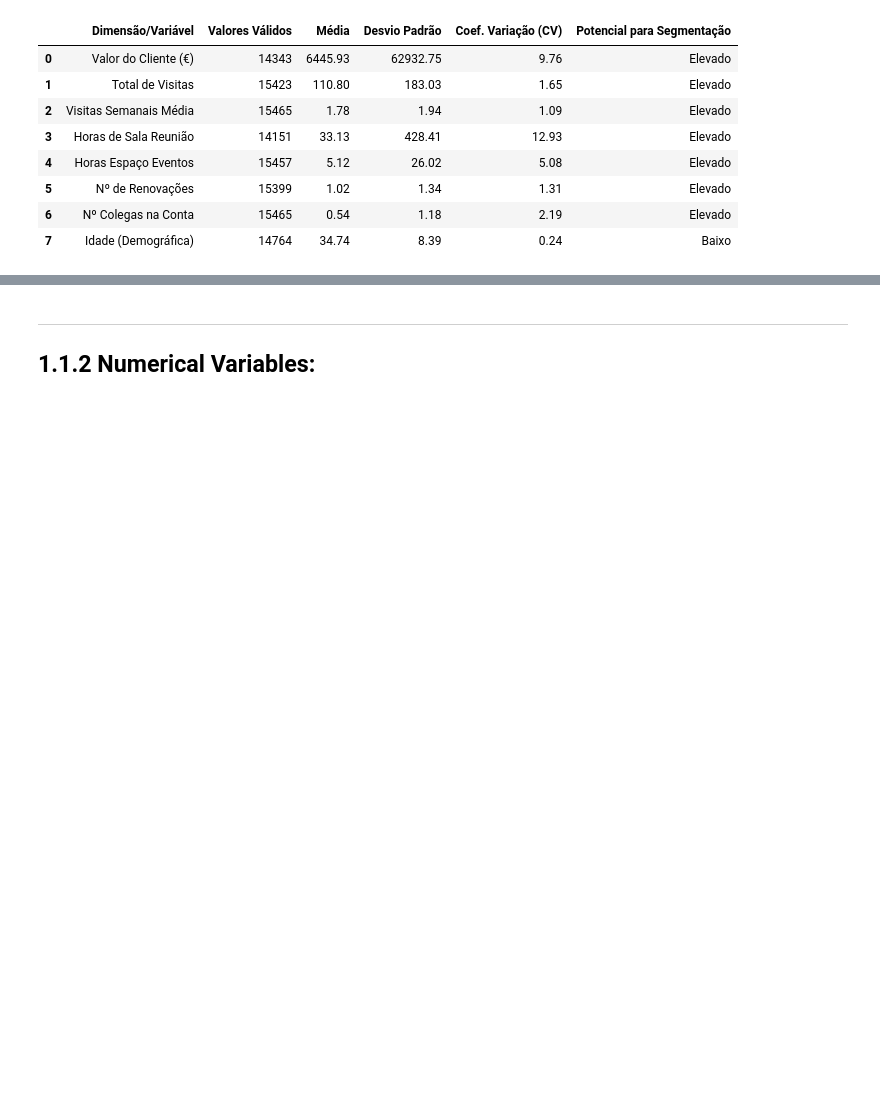
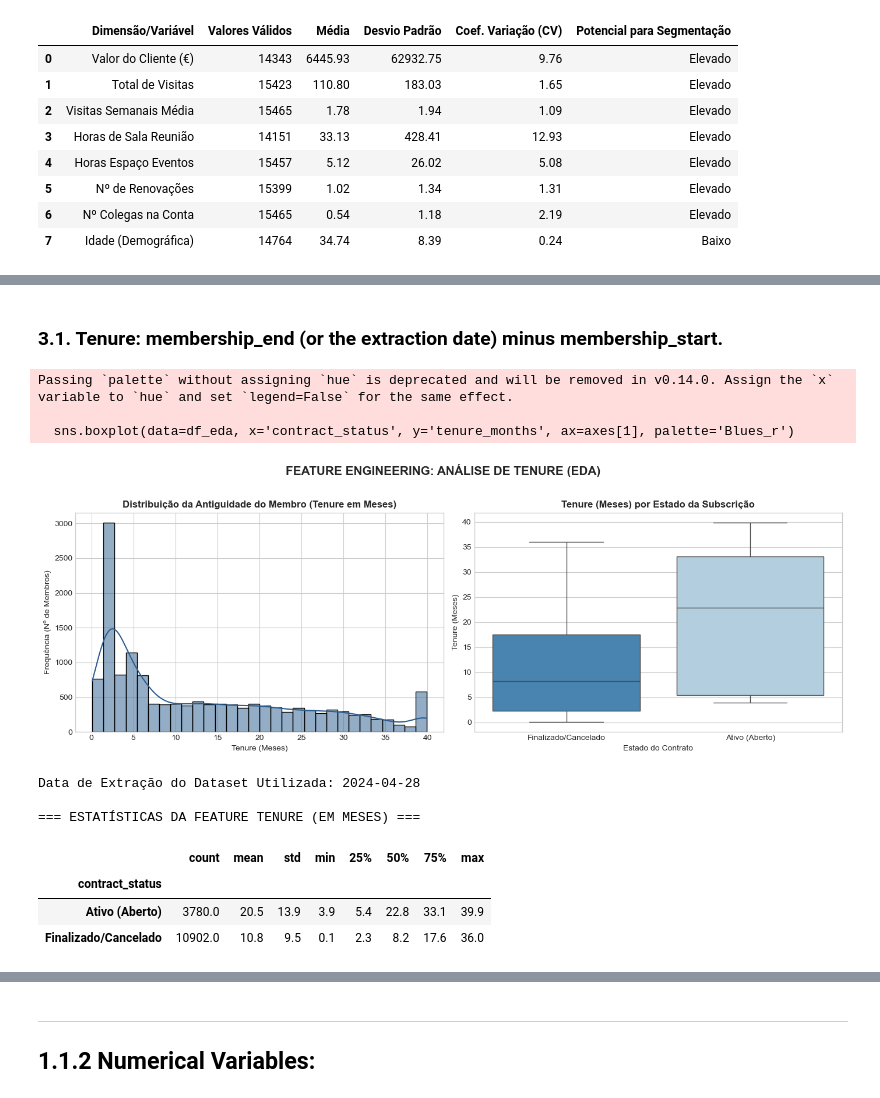
Before and after one commit to Diogosousa03/DM_Grupo18, a Jupyter notebook: notebooks/Group18_EDA_Code.ipynb, the cells around one changed output, grey strips where cells are left out. Saved outputs shown, nothing was run; the diff lists cells and outputs as text; code cells hidden in the pictures; blank space fills up the shorter version.

Commit message:
Univariate and bivariate exploration + Engineer and justify features +Preliminary signals and hypotheses

```diff
--- a/notebooks/Group18_EDA_Code.ipynb
+++ b/notebooks/Group18_EDA_Code.ipynb
@@ -863,0 +867,79 @@ display(df_seg_summary)
+# %% [markdown]
+### 3.1. Tenure: membership_end (or the extraction date) minus membership_start.
+# %%
+# Configuração visual
+plt.style.use('seaborn-v0_8-whitegrid')
+
+# -------------------------------------------------------------------------
+# 1. CÓPIA TEMPORÁRIA DE TRABALHO (EDA / FEATURE ENGINEERING)
+# -------------------------------------------------------------------------
+df_eda = df.copy()
+
+# A. Converter datas
+df_eda['m_start'] = pd.to_datetime(df_eda['membership_start'], errors='coerce')
+
+# B. Determinar a Data de Extração do Dataset (Último badge swipe do sistema)
+extraction_date = pd.to_datetime(df_eda['last_badge_swipe'], errors='coerce').max()
+
+# C. Tratar membros sem data de fim (1970-01-01 ou NaN -> Usar extraction_date)
+m_end_raw = df_eda['membership_end'].astype(str)
+is_open_ended = (m_end_raw == '1970-01-01') | df_eda['membership_end'].isna()
+
+df_eda['m_end_cleaned'] = pd.to_datetime(df_eda['membership_end'], errors='coerce')
+df_eda.loc[is_open_ended, 'm_end_cleaned'] = extraction_date
+
+# -------------------------------------------------------------------------
+# 2. CÁLCULO DA FEATURE: TENURE (DIAS E MESES)
+# -------------------------------------------------------------------------
+df_eda['tenure_days'] = (df_eda['m_end_cleaned'] - df_eda['m_start']).dt.days
+
+# Tratar inconsistências (datas de fim anteriores ao início -> NaN)
+df_eda.loc[df_eda['tenure_days'] < 0, 'tenure_days'] = np.nan
+
+# Converter para Meses (1 mês médio = 30.4375 dias)
+df_eda['tenure_months'] = (df_eda['tenure_days'] / 30.4375).round(1)
+
+# Flag de estado da subscrição para análise comparativa
+df_eda['contract_status'] = np.where(is_open_ended, 'Ativo (Aberto)', 'Finalizado/Cancelado')
+
+# -------------------------------------------------------------------------
+# 3. PAINEL DE VISUALIZAÇÃO DA TENURE
+# -------------------------------------------------------------------------
+fig, axes = plt.subplots(1, 2, figsize=(14, 5))
+
+# Distribuição Geral da Tenure
+sns.histplot(df_eda['tenure_months'].dropna(), kde=True, ax=axes[0], color='#2b5c8f', bins=30)
+axes[0].set_title('Distribuição da Antiguidade do Membro (Tenure em Meses)', fontsize=12, fontweight='bold')
+axes[0].set_xlabel('Tenure (Meses)')
+axes[0].set_ylabel('Frequência (Nº de Membros)')
+
+# Boxplot: Tenure por Estado do Contrato
+sns.boxplot(data=df_eda, x='contract_status', y='tenure_months', ax=axes[1], palette='Blues_r')
+axes[1].set_title('Tenure (Meses) por Estado da Subscrição', fontsize=12, fontweight='bold')
+axes[1].set_xlabel('Estado do Contrato')
+axes[1].set_ylabel('Tenure (Meses)')
+
+plt.suptitle('FEATURE ENGINEERING: ANÁLISE DE TENURE (EDA)', fontsize=15, fontweight='bold', y=1.02)
+plt.tight_layout()
+plt.show()
+
+# -------------------------------------------------------------------------
+# 4. TABELA DE RESUMO ESTATÍSTICO
+# -------------------------------------------------------------------------
+tenure_summary = df_eda.groupby('contract_status')['tenure_months'].describe().round(1)
+
+print(f"Data de Extração do Dataset Utilizada: {extraction_date.strftime('%Y-%m-%d')}")
+print("\n=== ESTATÍSTICAS DA FEATURE TENURE (EM MESES) ===")
+display(tenure_summary)
+# %% [output]
+Passing `palette` without assigning `hue` is deprecated and will be removed in v0.14.0. Assign the `x` variable to `hue` and set `legend=False` for the same effect.
+
+  sns.boxplot(data=df_eda, x='contract_status', y='tenure_months', ax=axes[1], palette='Blues_r')
+[figure, added]
+Data de Extração do Dataset Utilizada: 2024-04-28
+
+=== ESTATÍSTICAS DA FEATURE TENURE (EM MESES) ===
+|  | count | mean | std | min | 25% | 50% | 75% | max |
+| contract_status |  |  |  |  |  |  |  |  |
+| Ativo (Aberto) | 3780.0 | 20.5 | 13.9 | 3.9 | 5.4 | 22.8 | 33.1 | 39.9 |
+| Finalizado/Cancelado | 10902.0 | 10.8 | 9.5 | 0.1 | 2.3 | 8.2 | 17.6 | 36.0 |
```
Also changed, not shown: parts of 20 cells of this notebook.
